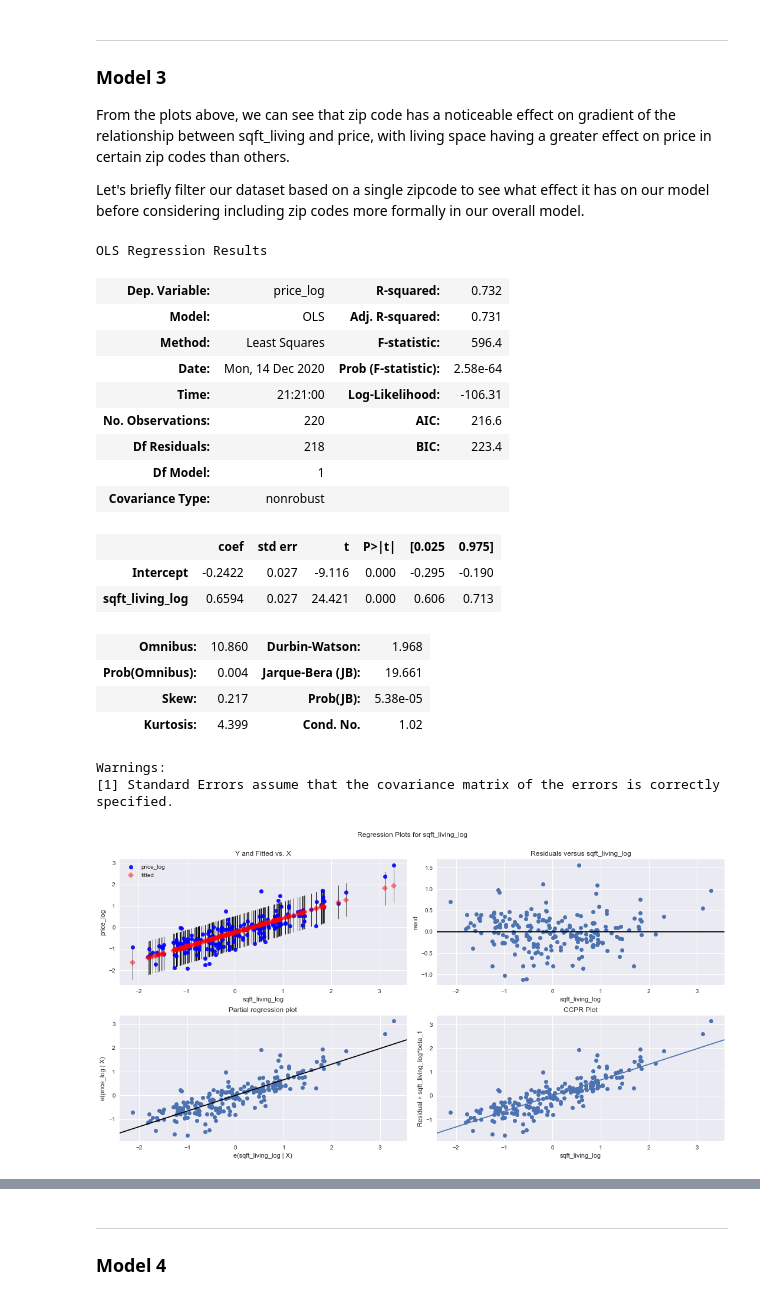
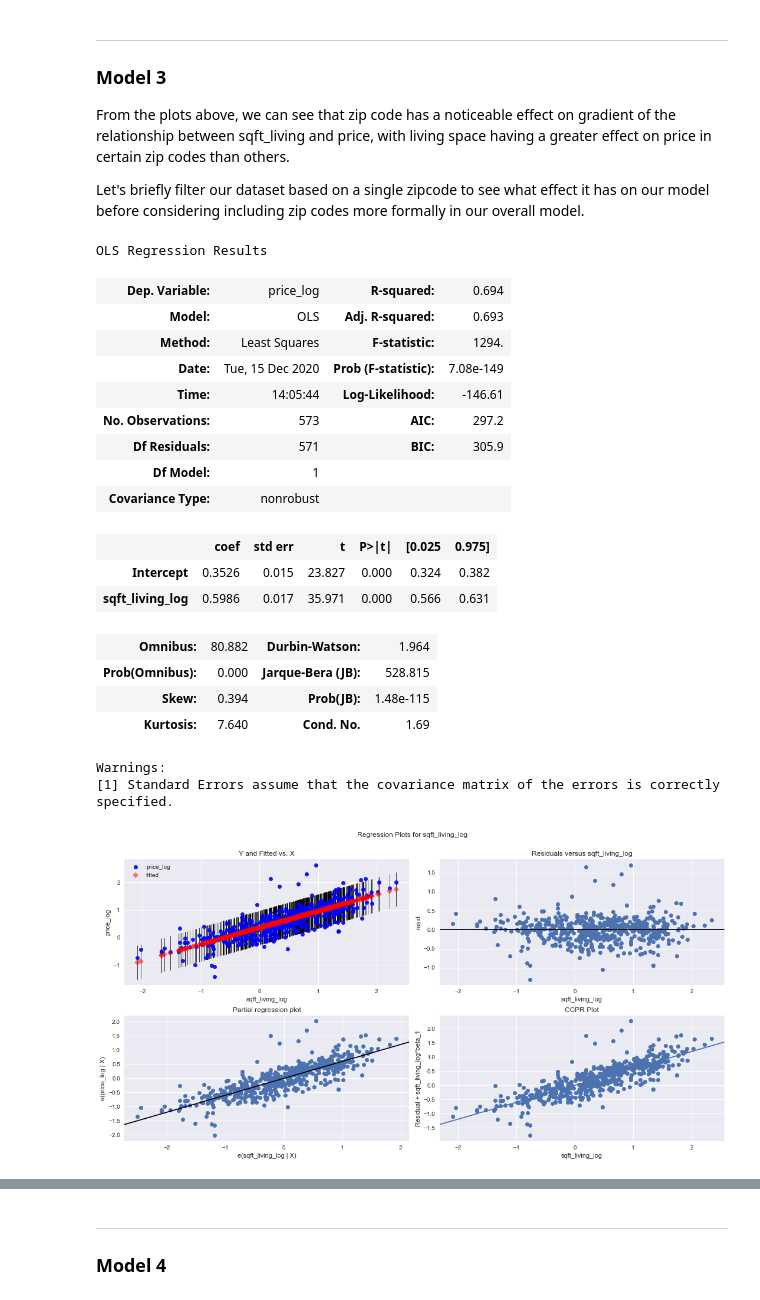
Before and after one commit to toopster/dsc-mod-2-project-v2-1-online-ds-sp-000, a Jupyter notebook: index.ipynb, the cells around one changed output, grey strips where cells are left out. Cells and saved outputs as stored; diff of their text form; code cells hidden in the pictures.

Commit message:
Further updates to the regression model and train-test split

```diff
--- a/index.ipynb
+++ b/index.ipynb
@@ -505,25 +526,33 @@ At the same time, we'll pre-flight the categorical variables so that they are re
 # Log transform continuous variables and one-hot encode categoricals
 
 continuous = ['price','sqft_living','sqft_lot']
-categoricals = ['bedrooms','condition','grade','zipcode']
+categoricals = ['bathrooms','bedrooms','condition','grade','zipcode']
 
 house_sales_cont = house_sales[continuous]
+new_house_sales_cont = new_house_sales[continuous]
 
 # Log features
 log_names = [f'{column}_log' for column in house_sales_cont.columns]
+new_log_names = [f'{column}_log' for column in new_house_sales_cont.columns]
 
 house_sales_log = np.log(house_sales_cont)
+new_house_sales_log = np.log(new_house_sales_cont)
 house_sales_log.columns = log_names
+new_house_sales_log.columns = new_log_names
 
 # Normalize
 def normalize(feature):
     return (feature - feature.mean()) / feature.std()
 
 house_sales_log_norm = house_sales_log.apply(normalize)
+new_house_sales_log_norm = new_house_sales_log.apply(normalize)
 
 # One hot encode categoricals
 house_sales_ohe = pd.get_dummies(house_sales[categoricals], columns=categoricals, drop_first=True)
+new_house_sales_ohe = pd.get_dummies(new_house_sales[categoricals], columns=categoricals, drop_first=True)
 
 hs_preprocessed = pd.concat([house_sales_log_norm, house_sales_ohe], axis=1)
+new_hs_preprocessed = pd.concat([new_house_sales_log_norm, new_house_sales_ohe], axis=1)
+
 hs_preprocessed.head()
 # %% [output]
@@ -587,39 +616,39 @@ From the plots above, we can see that zip code has a noticeable effect on gradie
 
 Let's briefly filter our dataset based on a single zipcode to see what effect it has on our model before considering including zip codes more formally in our overall model.
 # %%
-zip_98045 = hs_preprocessed[(hs_preprocessed['zipcode_98045'] == 1)]
+zip_98052 = hs_preprocessed[(hs_preprocessed['zipcode_98052'] == 1)]
 
-f_98045 = 'price_log~sqft_living_log'
+f_98052 = 'price_log~sqft_living_log'
 
-model_98045 = ols(formula=f_98045, data=zip_98045).fit()
+model_98052 = ols(formula=f_98052, data=zip_98052).fit()
 
-model_98045.summary()
+model_98052.summary()
 # %% [output]
 OLS Regression Results
-| Dep. Variable: | price_log | R-squared: | 0.732 |
-| Model: | OLS | Adj. R-squared: | 0.731 |
-| Method: | Least Squares | F-statistic: | 596.4 |
-| Date: | Mon, 14 Dec 2020 | Prob (F-statistic): | 2.58e-64 |
-| Time: | 21:21:00 | Log-Likelihood: | -106.31 |
-| No. Observations: | 220 | AIC: | 216.6 |
-| Df Residuals: | 218 | BIC: | 223.4 |
+| Dep. Variable: | price_log | R-squared: | 0.694 |
+| Model: | OLS | Adj. R-squared: | 0.693 |
+| Method: | Least Squares | F-statistic: | 1294. |
+| Date: | Tue, 15 Dec 2020 | Prob (F-statistic): | 7.08e-149 |
+| Time: | 14:05:44 | Log-Likelihood: | -146.61 |
+| No. Observations: | 573 | AIC: | 297.2 |
+| Df Residuals: | 571 | BIC: | 305.9 |
 | Df Model: | 1 |  |  |
 | Covariance Type: | nonrobust |  |  |
 |  | coef | std err | t | P>|t| | [0.025 | 0.975] |
-| Intercept | -0.2422 | 0.027 | -9.116 | 0.000 | -0.295 | -0.190 |
-| sqft_living_log | 0.6594 | 0.027 | 24.421 | 0.000 | 0.606 | 0.713 |
+| Intercept | 0.3526 | 0.015 | 23.827 | 0.000 | 0.324 | 0.382 |
+| sqft_living_log | 0.5986 | 0.017 | 35.971 | 0.000 | 0.566 | 0.631 |
-| Omnibus: | 10.860 | Durbin-Watson: | 1.968 |
-| Prob(Omnibus): | 0.004 | Jarque-Bera (JB): | 19.661 |
-| Skew: | 0.217 | Prob(JB): | 5.38e-05 |
-| Kurtosis: | 4.399 | Cond. No. | 1.02 |
+| Omnibus: | 80.882 | Durbin-Watson: | 1.964 |
+| Prob(Omnibus): | 0.000 | Jarque-Bera (JB): | 528.815 |
+| Skew: | 0.394 | Prob(JB): | 1.48e-115 |
+| Kurtosis: | 7.640 | Cond. No. | 1.69 |
 Warnings:
 [1] Standard Errors assume that the covariance matrix of the errors is correctly specified.
 # %%
 # Visualise the error terms
 fig = plt.figure(figsize=(15,8))
-fig = sm.graphics.plot_regress_exog(model_98045, "sqft_living_log", fig=fig)
+fig = sm.graphics.plot_regress_exog(model_98052, "sqft_living_log", fig=fig)
 plt.show();
 # %% [output]
-[figure, old version]
+[figure, new version]
 # %%
 
```
Also changed, not shown: parts of 14 cells of this notebook.
